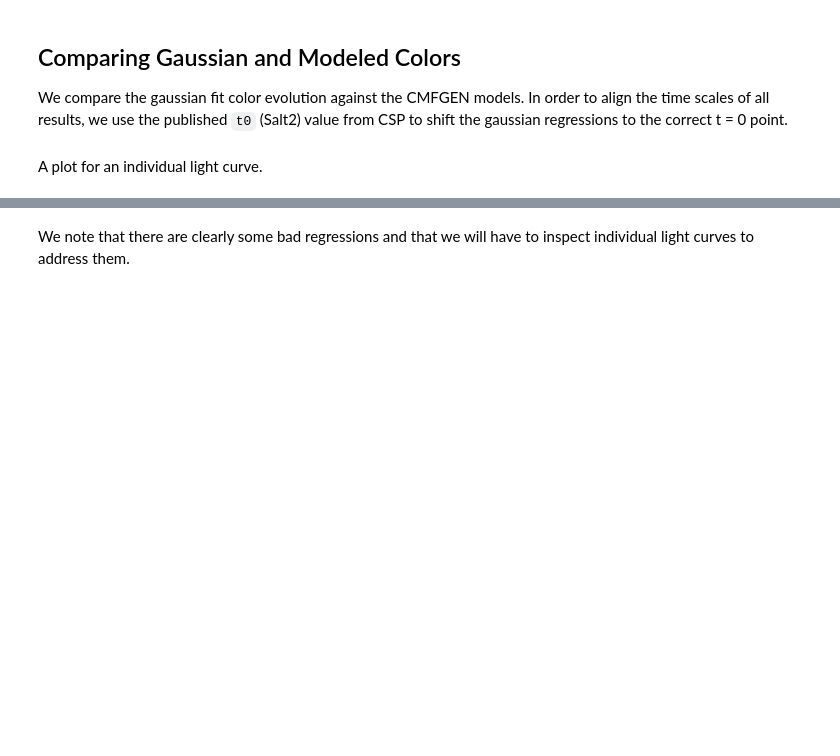
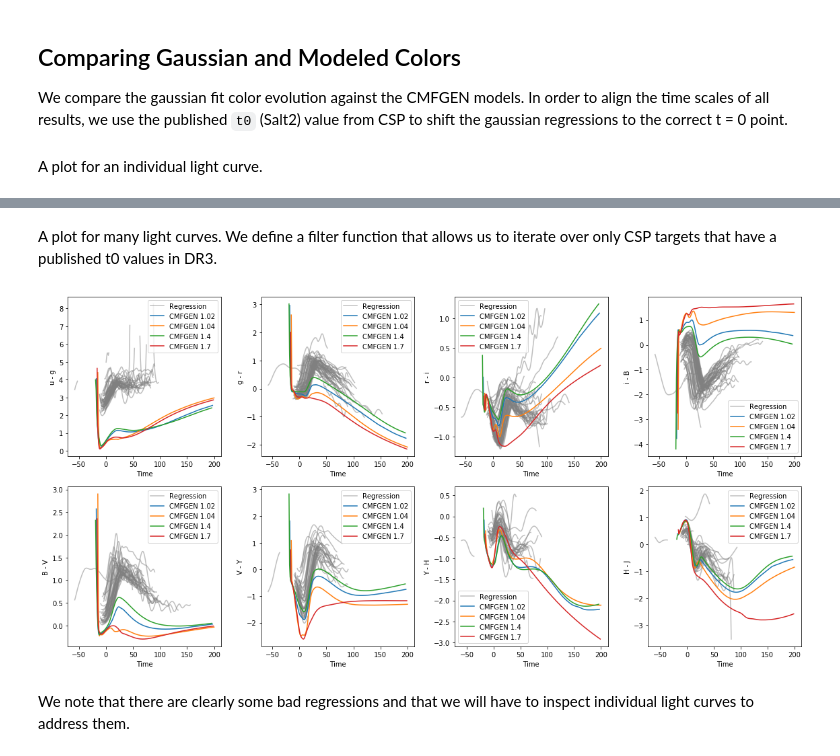
Before and after one commit to mwvgroup/csp-cmfgen, a Jupyter notebook: notebooks/gaussian_regression_colors.ipynb, the cells around one changed output, grey strips where cells are left out. Drawn from its saved outputs; the diff is of its cells as text; code cells hidden in the pictures; blank space fills up the shorter version.

```diff
--- a/notebooks/gaussian_regression_colors.ipynb
+++ b/notebooks/gaussian_regression_colors.ipynb
@@ -293,29 +308,37 @@ A plot for many light curves.
+# %% [markdown]
+A plot for many light curves. We define a filter function that allows us to iterate over only CSP targets that have a published t0 values in DR3.
 # %%
 def filter_func(data):
-    """Select light curves with a publishd t0"""
+    """Return whether a target has a CSP publishd t0
+
+    Args:
+        data (Table): An table returned by sndata
+
+    Returns:
+        A boolean
+    """
 
     try:
         get_csp_t0(data.meta['obj_id'])
         return True
 
     except ValueError:
         return False
 
+band_combos = [(unique_bands[i], unique_bands[i + 1]) for i in range(len(unique_bands) - 1)]
 
-fig_shape = (2, 2)
+fig_shape = (2, 4)
 fig_size = (16, 8)
 fig, axes = plt.subplots(*fig_shape, figsize=fig_size)
+
 for data_table in dr3.iter_data(filter_func=filter_func, format_sncosmo=True, verbose=True):
-    data_table['time'] -= get_csp_t0(data_table.meta['obj_id'])
-    times = np.arange(min(data_table['time']), max(data_table['time']))
-    bands = set(data_table['band'])
-
-    gp = fit_gaussian_process(data_table)
-    pred_flux, pred_unc = predict_light_curve(gp, bands, times)
-
-    subplot_regression_color(times, pred_flux, bands, band_combos, fig, axes, alpha=.4, color='grey')
+    subplot_regression_color(data_table, band_combos, fig, axes, color='grey', alpha=.5)
 
 for model in models:
     subplot_model_colors(model, band_combos, fig, axes)
+
+plt.tight_layout()
+# %% [output]
+[figure, added]
 # %% [markdown]
 We note that there are clearly some bad regressions and that we will have to inspect individual light curves to address them.
```
Also changed, not shown: parts of 8 cells of this notebook.
